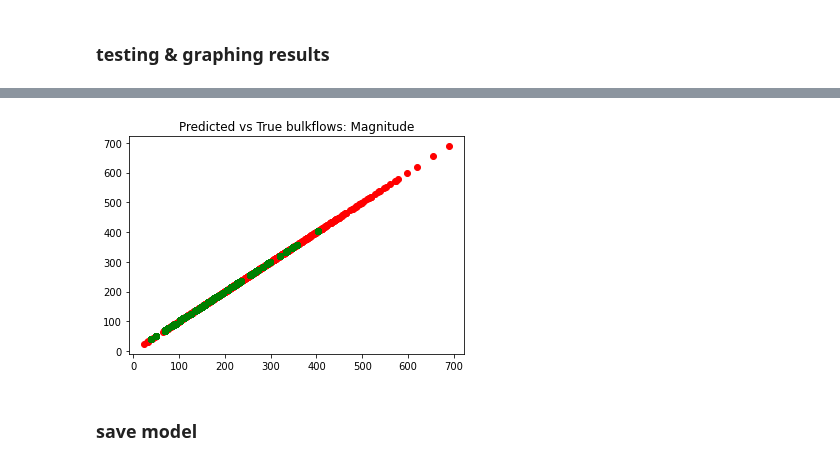
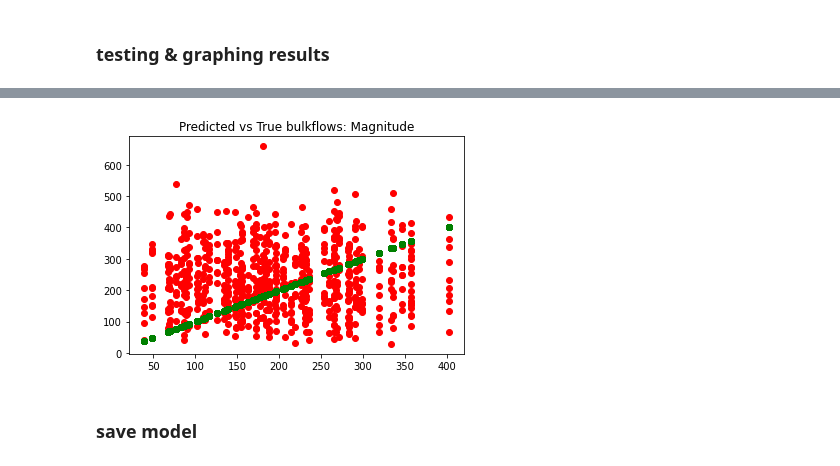
Before and after one commit to YaraAlShorman/Research-spring-22, a Jupyter notebook: Active_code/ML model for bulkflows.ipynb, the cells around one changed output, grey strips where cells are left out. Drawn from its saved outputs; the diff is of its cells as text; code cells hidden in the pictures.

Commit message:
trying different things
what i have in my notebook right now is not the best i got to, but i had to call it a day at some point, kudos to rachel, though

```diff
--- a/Active_code/ML model for bulkflows.ipynb
+++ b/Active_code/ML model for bulkflows.ipynb
@@ -176,13 +136,18 @@ optimizer = tf.keras.optimizers.Adam()
 # hl stands for 'hidden-layer'
 
 inputs = tf.keras.Input(shape=[11009, 4], ragged=False)
-act = tf.keras.layers.Activation('relu')(inputs)
-hl1 = tf.keras.layers.Conv1D(32, 3, padding='causal')(act)
-hl2 = tf.keras.layers.Conv1D(16, 3)(hl1)
-hl3 = tf.keras.layers.Conv1D(8, 3)(hl2)
+act1 = tf.keras.layers.Activation('tanh')(inputs)
+hl1 = tf.keras.layers.Conv1D(8, 3, use_bias=True)(act1)
+hl2 = tf.keras.layers.Conv1D(8, 2, use_bias=True)(hl1)
+hl3 = tf.keras.layers.Conv1D(4, 2, use_bias=True)(hl2)
+# hl4 = tf.keras.layers.Conv1D(4, 2, use_bias=True)(hl3)
 flat = tf.keras.layers.Flatten()(hl3)
-outputs = tf.keras.layers.Dense(16, activation='relu')(flat)
-outputs = tf.keras.layers.Dense(3, activation='linear')(flat)
+# hl4 = tf.keras.layers.Dense(16, activation='relu')(flat)
+outputs = tf.keras.layers.Dense(3, activation='linear', use_bias=True)(flat)
 model0 = tf.keras.Model(inputs=inputs, outputs=outputs)
 
-model0.compile(loss='mean_squared_error', optimizer=optimizer, metrics=['accuracy'])
+model0.compile(loss='mse',
+               optimizer='adam',  # do not change learning rate as i have found 0.001 (for Adam) to be the most optimal rate
+               metrics=['mse', 'mape'])
+
+model0.summary()
@@ -209,3 +172,3 @@ _________________________________________________________________
 # %%
-a = model0.fit(input_train, output_train, epochs=20, use_multiprocessing=True, workers=1000)
+a = model0.fit(input_train, output_train, epochs=10, use_multiprocessing=True, workers=1000)
 # %% [output]
@@ -273,13 +255,13 @@ plt.show()
 # %%
 fig1 = plt.figure()
 bx = fig1.add_subplot(1, 1, 1)
-plt.scatter(pred_bf, pred_bf, color='red')
+plt.scatter(bf, pred_bf, color='red')
 plt.scatter(bf, bf, color='green')
 plt.title('Predicted vs True bulkflows: Magnitude')
 
 plt.show()
 # %% [output]
-[figure, old version]
+[figure, new version]
 # %% [markdown]
 ### save model
 # %%
```
Also changed, not shown: parts of 18 cells of this notebook, 2 other files.
